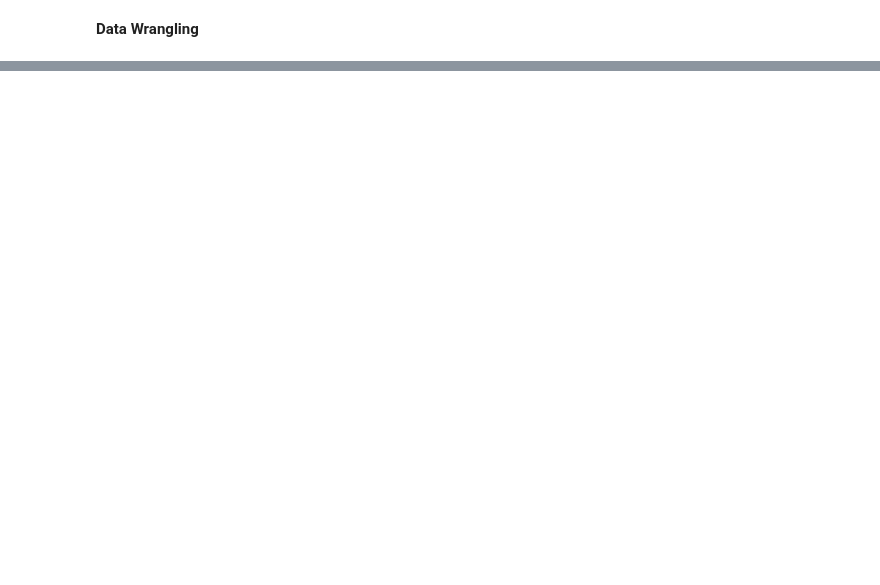
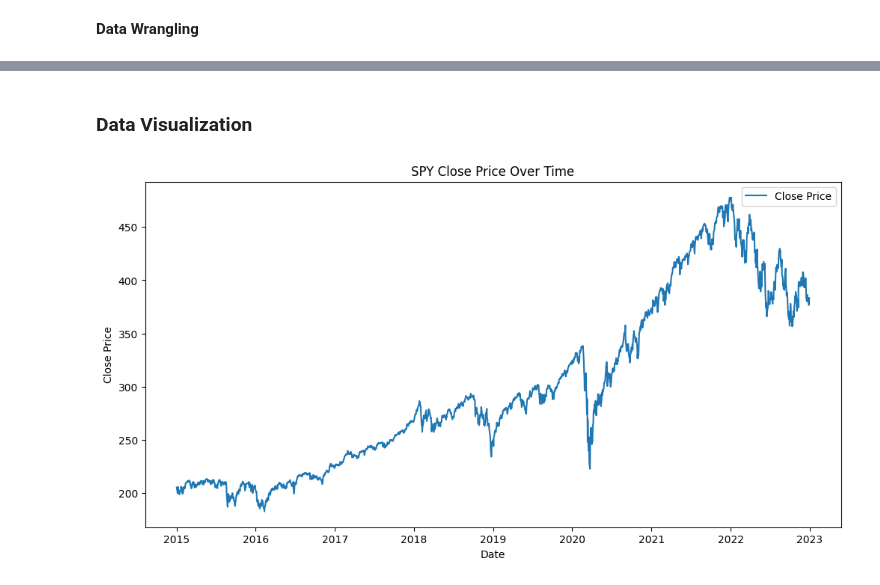
Before and after one commit to NamPham1010/Machine_Learning_SPY, a Jupyter notebook: ML_Project_MA_SPY.ipynb, the cells around one changed output, grey strips where cells are left out. Saved outputs shown, nothing was run; the diff lists cells and outputs as text; code cells hidden in the pictures; blank space fills up the shorter version.

```diff
--- a/ML_Project_MA_SPY.ipynb
+++ b/ML_Project_MA_SPY.ipynb
@@ -72,0 +84,9 @@ df.describe()
+# %%
+df = df.reset_index(drop=True)
+# %%
+# Reset the index and select only the columns you want to keep (excluding "No")
+df = df.reset_index(drop=True)[['Open', 'High', 'Low', 'Close', 'Adj Close', 'Volume']]
+# %%
+# Setting date columnn as a regular column
+df = df.reset_index()
+df = df.rename(columns={'index': 'Date'})
@@ -93,0 +136,12 @@ df = df.drop_duplicates()
+# %% [markdown]
+### Data Visualization
+# %%
+plt.figure(figsize=(12, 6))
+plt.plot(df['Date'], df['Close'], label='Close Price')
+plt.title('SPY Close Price Over Time')
+plt.xlabel('Date')
+plt.ylabel('Close Price')
+plt.legend()
+plt.show()
+# %% [output]
+[figure, added]
```
Also changed, not shown: parts of 7 cells of this notebook.
